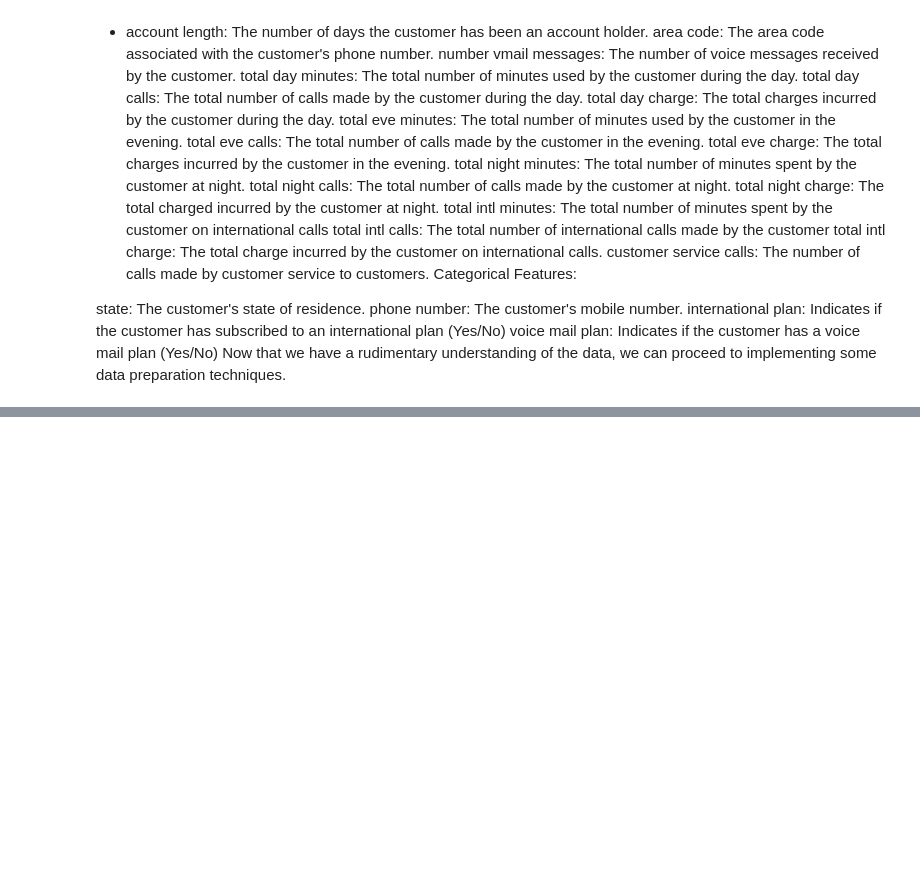
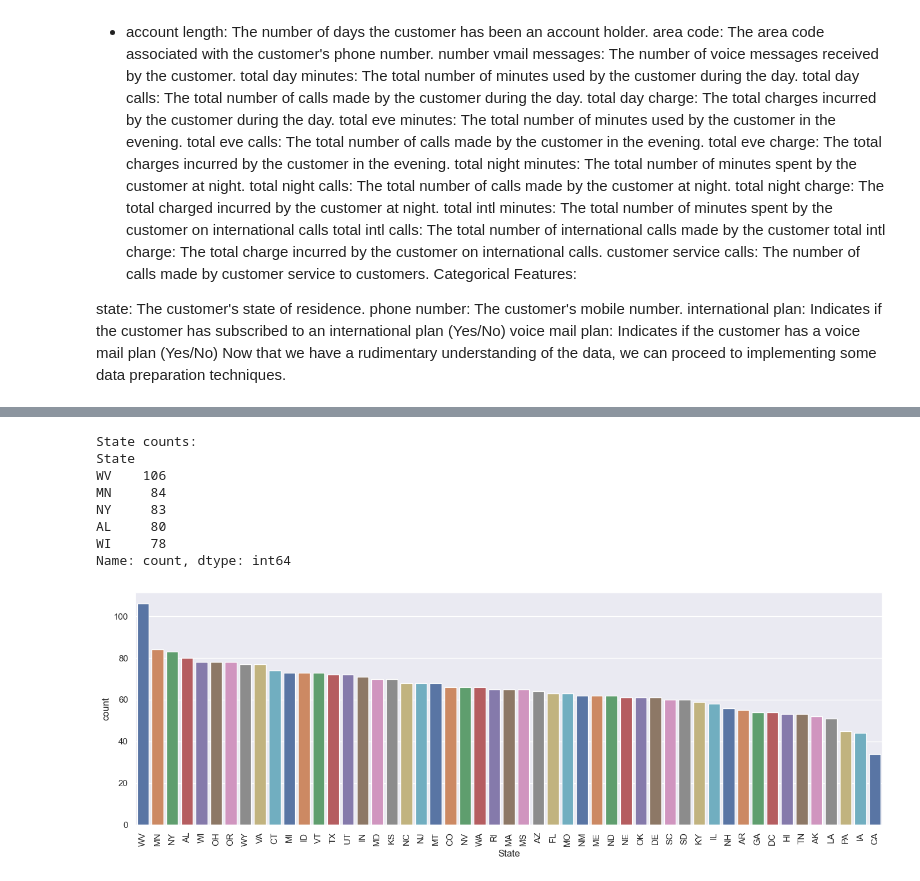
Before and after one commit to Mangelepa/Group5-phase3-project, a Jupyter notebook: phase3 project.ipynb, the cells around one changed output, grey strips where cells are left out. Drawn from its saved outputs; the diff is of its cells as text; code cells hidden in the pictures; blank space fills up the shorter version.

```diff
--- a/phase3 project.ipynb
+++ b/phase3 project.ipynb
@@ -231,0 +346,20 @@ Index(['state', 'account length', 'area code', 'international plan',
+# %%
+# check the distribution of the unique values
+print("State counts:")
+print(churn_df['State'].value_counts().head())
+
+# import the function from utility.py
+from utility import categorical_distributions
+
+# pass in the dataframe and the 'State' feature
+categorical_distributions(churn_df, 'State')
+# %% [output]
+State counts:
+State
+WV    106
+MN     84
+NY     83
+AL     80
+WI     78
+Name: count, dtype: int64
+[figure, added]
```
Also changed, not shown: parts of 64 cells of this notebook, 3 other files.
